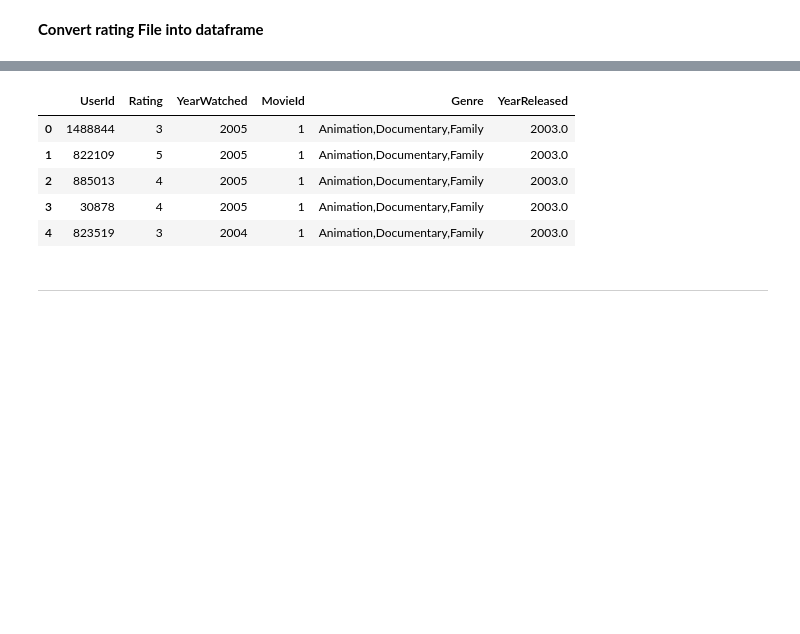
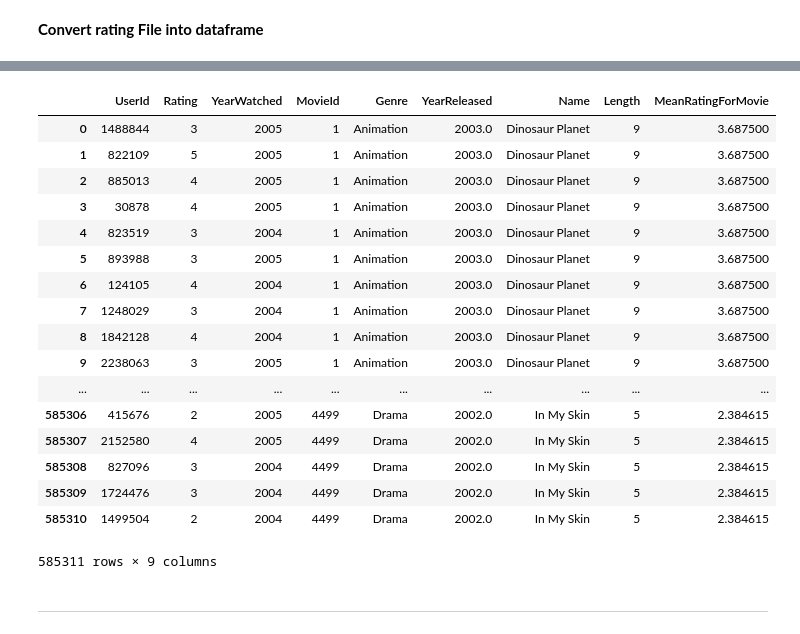
Before and after one commit to ShriPunta/Netflix-Graph-Dataset-Project, a Jupyter notebook: ParsingTheCombinedFile.ipynb, the cells around one changed output, grey strips where cells are left out. Saved outputs shown, nothing was run; the diff lists cells and outputs as text; code cells hidden in the pictures; blank space fills up the shorter version.

Commit message:
Sampled and Added a mean Rating

```diff
--- a/ParsingTheCombinedFile.ipynb
+++ b/ParsingTheCombinedFile.ipynb
@@ -348,10 +365,5 @@ MovieId        0
 dtype: int64
-# %%
-test_file_df['Genre'] = ''
-
-
-#Copy the Genre Column from key file pandas dataframe
-test_file_df['Genre'] = test_file_df['MovieId'].map(key_file_df['Genre'])
-
-#Copy the Genre Column from key file pandas dataframe
-test_file_df['YearReleased'] = test_file_df['MovieId'].map(key_file_df['Year'])
+# %%
+test_file_df['Length'] = test_file_df['Genre'].str.len()
+test_file_df['Genre'] = test_file_df['Genre'].str.replace(',,', '')
+test_file_df.sort_values(by='Length').head()
@@ -357,0 +377,6 @@ test_file_df['YearReleased'] = test_file_df['MovieId'].map(key_file_df['Year'])
+# %%
+infor_df = pd.DataFrame({'count' : test_file_df.groupby( [ "MovieId"] ).size()})
+infor_df['MeanRating'] = test_file_df.groupby( [ "MovieId"])['Rating'].mean()
+
+#print(infor_df.sort_values(by='count',ascending=False))
+infor_df
@@ -358,11 +403,26 @@ test_file_df['YearReleased'] = test_file_df['MovieId'].map(key_file_df['Year'])
+# %%
+#Mean Rating for the movie
+test_file_df['MeanRatingForMovie'] = test_file_df['MovieId'].map(infor_df['MeanRating'])
 # %%
-test_file_df.head()
+test_file_df
 # %% [output]
-|  | UserId | Rating | YearWatched | MovieId | Genre | YearReleased |
-| 0 | 1488844 | 3 | 2005 | 1 | Animation,Documentary,Family | 2003.0 |
-| 1 | 822109 | 5 | 2005 | 1 | Animation,Documentary,Family | 2003.0 |
-| 2 | 885013 | 4 | 2005 | 1 | Animation,Documentary,Family | 2003.0 |
-| 3 | 30878 | 4 | 2005 | 1 | Animation,Documentary,Family | 2003.0 |
-| 4 | 823519 | 3 | 2004 | 1 | Animation,Documentary,Family | 2003.0 |
+|  | UserId | Rating | YearWatched | MovieId | Genre | YearReleased | Name | Length | MeanRatingForMovie |
+| 0 | 1488844 | 3 | 2005 | 1 | Animation | 2003.0 | Dinosaur Planet | 9 | 3.687500 |
+| 1 | 822109 | 5 | 2005 | 1 | Animation | 2003.0 | Dinosaur Planet | 9 | 3.687500 |
+| 2 | 885013 | 4 | 2005 | 1 | Animation | 2003.0 | Dinosaur Planet | 9 | 3.687500 |
+| 3 | 30878 | 4 | 2005 | 1 | Animation | 2003.0 | Dinosaur Planet | 9 | 3.687500 |
+| 4 | 823519 | 3 | 2004 | 1 | Animation | 2003.0 | Dinosaur Planet | 9 | 3.687500 |
+| 5 | 893988 | 3 | 2005 | 1 | Animation | 2003.0 | Dinosaur Planet | 9 | 3.687500 |
+| 6 | 124105 | 4 | 2004 | 1 | Animation | 2003.0 | Dinosaur Planet | 9 | 3.687500 |
+| 7 | 1248029 | 3 | 2004 | 1 | Animation | 2003.0 | Dinosaur Planet | 9 | 3.687500 |
+| 8 | 1842128 | 4 | 2004 | 1 | Animation | 2003.0 | Dinosaur Planet | 9 | 3.687500 |
+| 9 | 2238063 | 3 | 2005 | 1 | Animation | 2003.0 | Dinosaur Planet | 9 | 3.687500 |
+| ... | ... | ... | ... | ... | ... | ... | ... | ... | ... |
+| 585306 | 415676 | 2 | 2005 | 4499 | Drama | 2002.0 | In My Skin | 5 | 2.384615 |
+| 585307 | 2152580 | 4 | 2005 | 4499 | Drama | 2002.0 | In My Skin | 5 | 2.384615 |
+| 585308 | 827096 | 3 | 2004 | 4499 | Drama | 2002.0 | In My Skin | 5 | 2.384615 |
+| 585309 | 1724476 | 3 | 2004 | 4499 | Drama | 2002.0 | In My Skin | 5 | 2.384615 |
+| 585310 | 1499504 | 2 | 2004 | 4499 | Drama | 2002.0 | In My Skin | 5 | 2.384615 |
+585311 rows × 9 columns
 # %%
 #To download the Panda Data Frame
```
Also changed, not shown: parts of 16 cells of this notebook.
